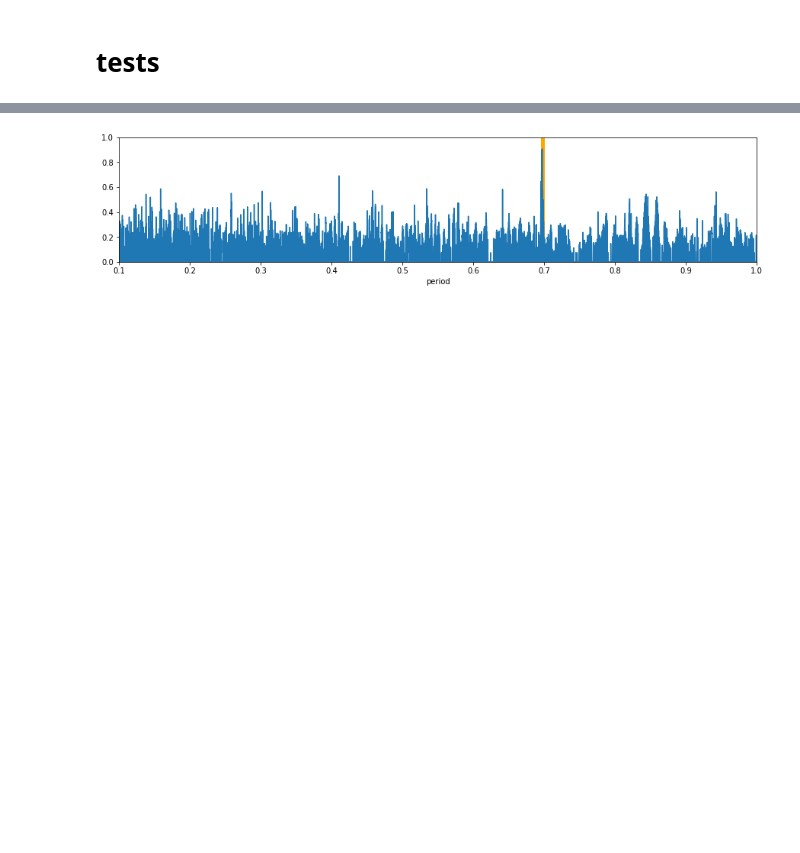
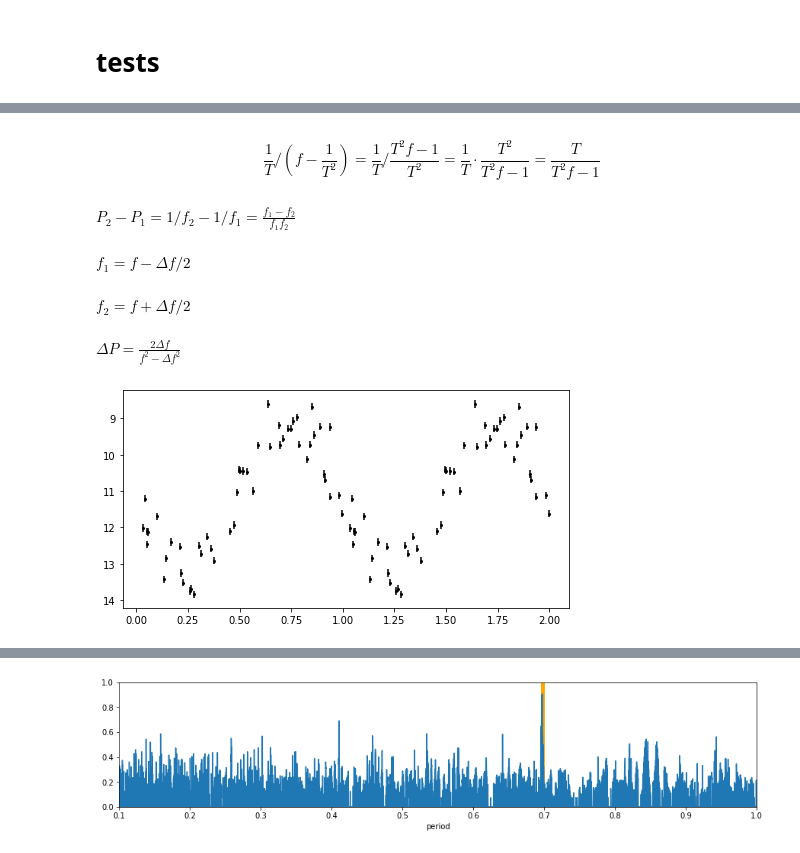
Before and after one commit to SterlingYM/astroPIPS, a Jupyter notebook: test.ipynb, the cells around one changed output, grey strips where cells are left out. Drawn from its saved outputs; the diff is of its cells as text; code cells hidden in the pictures; blank space fills up the shorter version.

```diff
--- a/test.ipynb
+++ b/test.ipynb
@@ -70,0 +104,14 @@ print(periods[power==power.max()])
+# %% [markdown]
+$$\frac{1}{T} / \left(f-\frac{1}{T^2}\right) = \frac{1}{T} / \frac{T^2f-1}{T^2} = \frac{1}{T}\cdot\frac{T^2}{T^2f-1} = \frac{T}{T^2f-1}$$
+# %% [markdown]
+$P_2 - P_1 = 1/f_2 - 1/f_1 = \frac{f_1-f_2}{f_1f_2}$
+# %% [markdown]
+$ f_1 = f - \Delta f/2$
+# %% [markdown]
+$f_2 = f + \Delta f/2$
+# %% [markdown]
+$\Delta P = \frac{2\Delta f}{f^2 - \Delta f^2}$
+# %%
+test.plot_lc(period)
+# %% [output]
+[figure, added]
```
Also changed, not shown: parts of 8 cells of this notebook, 3 other files.
